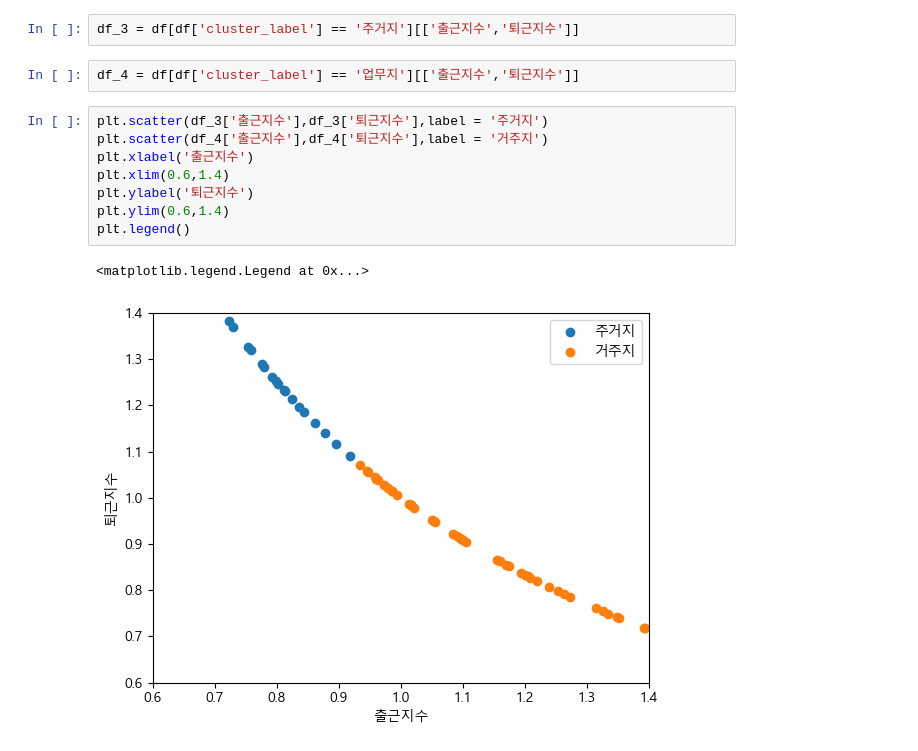
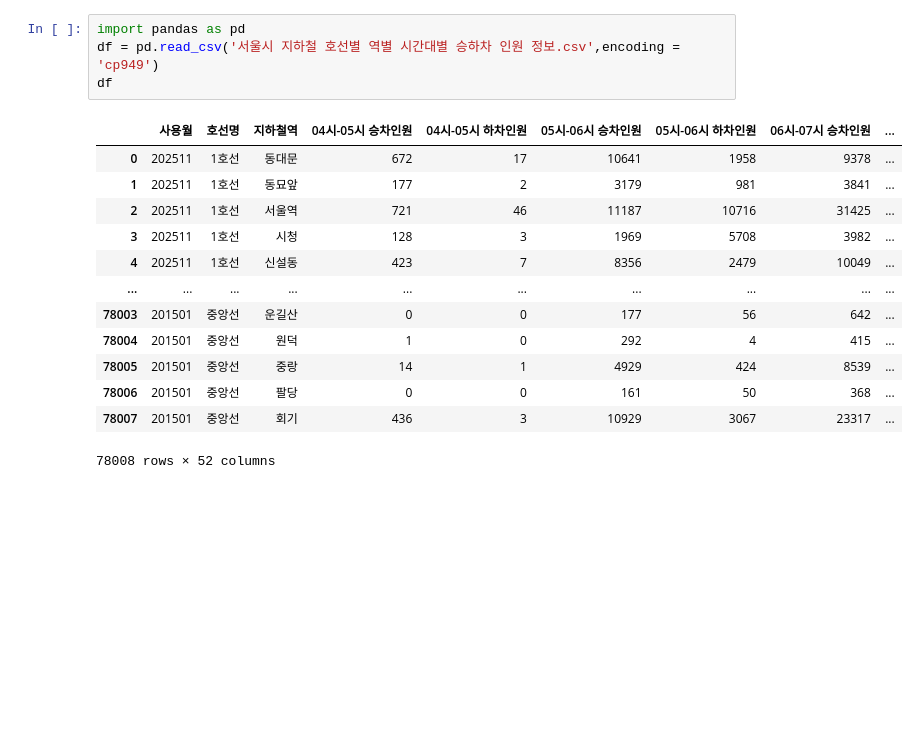
Before and after one commit to Jihwan93/subway_analysis, a Jupyter notebook: 3.지하철.ipynb, the cells around one changed output. Saved outputs shown, nothing was run; the diff lists cells and outputs as text; blank space fills up the shorter version.

```diff
--- a/3.지하철.ipynb
+++ b/3.지하철.ipynb
@@ -305,15 +1,18 @@ df
-# %%
-df_3 = df[df['cluster_label'] == '주거지'][['출근지수','퇴근지수']]
-# %%
-df_4 = df[df['cluster_label'] == '업무지'][['출근지수','퇴근지수']]
-# %%
-plt.scatter(df_3['출근지수'],df_3['퇴근지수'],label = '주거지')
-plt.scatter(df_4['출근지수'],df_4['퇴근지수'],label = '거주지')
-plt.xlabel('출근지수')
-plt.xlim(0.6,1.4)
-plt.ylabel('퇴근지수')
-plt.ylim(0.6,1.4)
-plt.legend()
-# %% [output]
-<matplotlib.legend.Legend at 0x...>
-[figure, removed]
+# %%
+import pandas as pd
+df = pd.read_csv('서울시 지하철 호선별 역별 시간대별 승하차 인원 정보.csv',encoding = 'cp949')
+df
+# %% [output]
+|  | 사용월 | 호선명 | 지하철역 | 04시-05시 승차인원 | 04시-05시 하차인원 | 05시-06시 승차인원 | 05시-06시 하차인원 | 06시-07시 승차인원 | ... |
+| 0 | 202511 | 1호선 | 동대문 | 672 | 17 | 10641 | 1958 | 9378 | ... |
+| 1 | 202511 | 1호선 | 동묘앞 | 177 | 2 | 3179 | 981 | 3841 | ... |
+| 2 | 202511 | 1호선 | 서울역 | 721 | 46 | 11187 | 10716 | 31425 | ... |
+| 3 | 202511 | 1호선 | 시청 | 128 | 3 | 1969 | 5708 | 3982 | ... |
+| 4 | 202511 | 1호선 | 신설동 | 423 | 7 | 8356 | 2479 | 10049 | ... |
+| ... | ... | ... | ... | ... | ... | ... | ... | ... | ... |
+| 78003 | 201501 | 중앙선 | 운길산 | 0 | 0 | 177 | 56 | 642 | ... |
+| 78004 | 201501 | 중앙선 | 원덕 | 1 | 0 | 292 | 4 | 415 | ... |
+| 78005 | 201501 | 중앙선 | 중랑 | 14 | 1 | 4929 | 424 | 8539 | ... |
+| 78006 | 201501 | 중앙선 | 팔당 | 0 | 0 | 161 | 50 | 368 | ... |
+| 78007 | 201501 | 중앙선 | 회기 | 436 | 3 | 10929 | 3067 | 23317 | ... |
+78008 rows × 52 columns
```
Also changed, not shown: parts of 36 cells of this notebook.
